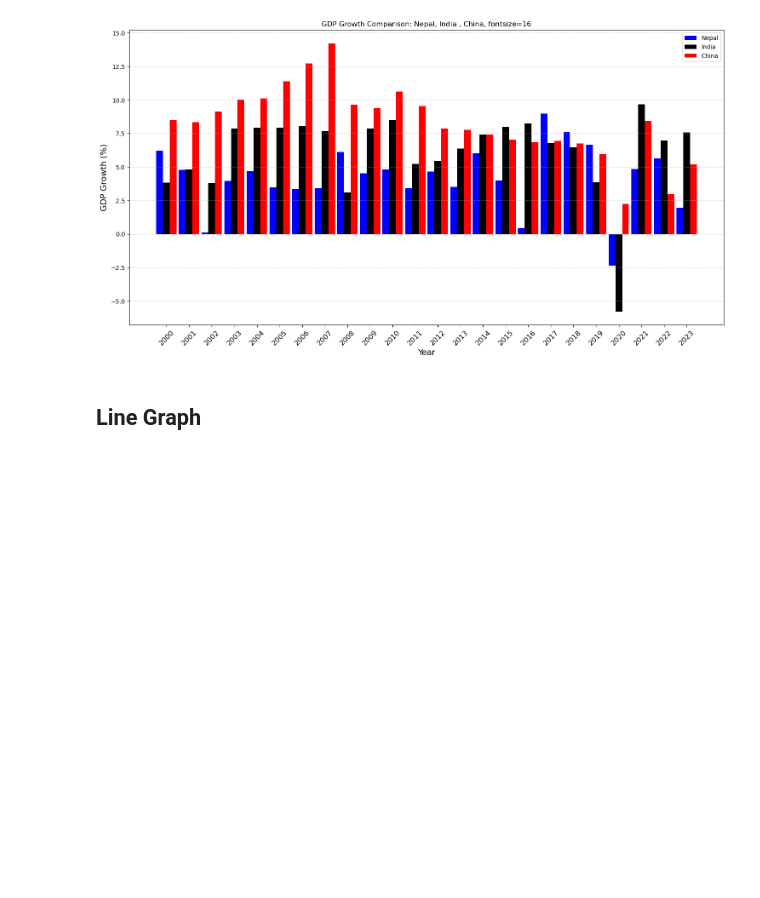
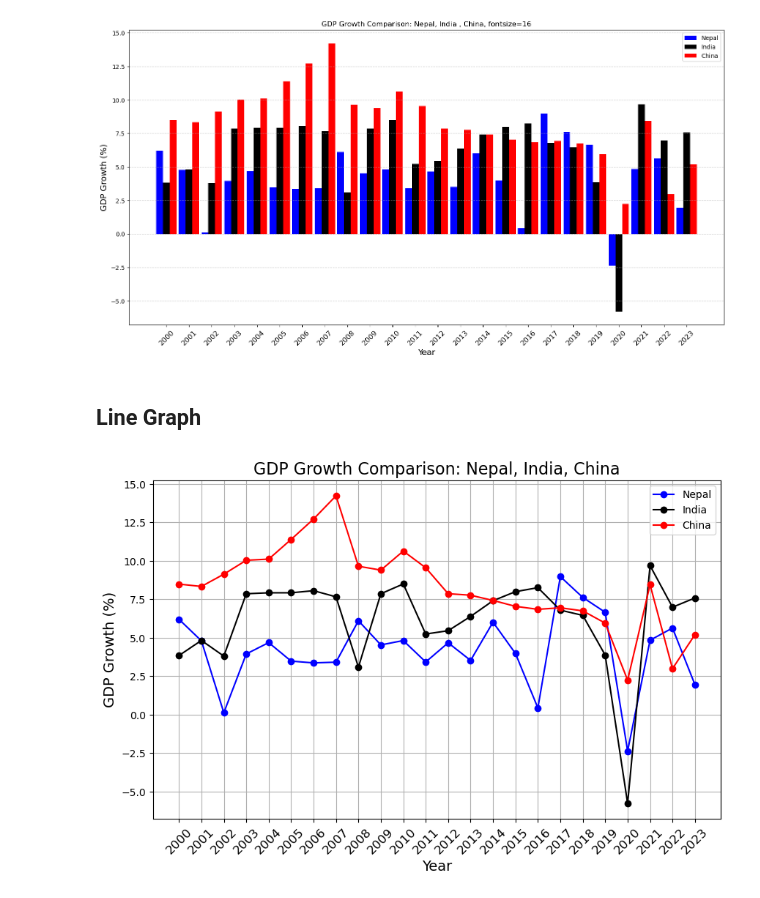
Before and after one commit to ragin-10-rdg/PRG_330_PythonProgramming, a Jupyter notebook: week 4.ipynb, the cells around one changed output. Drawn from its saved outputs; the diff is of its cells as text; code cells hidden in the pictures; blank space fills up the shorter version.

```diff
--- a/week 4.ipynb
+++ b/week 4.ipynb
@@ -307,3 +303,35 @@ plt.show()
 [figure]
 # %% [markdown]
 ## Line Graph
+# %%
+import pandas as pd
+import numpy as np
+import matplotlib.pyplot as plt
+import seaborn as sns
+
+nep_ind_china_gdp_data = pd.read_csv('Data/nep-india-china-gdp.csv')
+
+years = nep_ind_china_gdp_data['Year']
+nepal_gdp = nep_ind_china_gdp_data['Nepal']
+india_gdp = nep_ind_china_gdp_data['India']
+china_gdp = nep_ind_china_gdp_data['China']
+
+plt.figure(figsize=(10,6))
+plt.plot(years, nepal_gdp, label='Nepal', color='blue', marker='o')
+plt.plot(years, india_gdp, label='India', color='black', marker='o')
+plt.plot(years, china_gdp, label='China', color='red', marker='o')
+
+# Adding title and labels
+plt.title('GDP Growth Comparison: Nepal, India, China', fontsize=16)
+plt.xlabel('Year', fontsize=14)
+plt.ylabel('GDP Growth (%)', fontsize=14)
+plt.xticks(nep_ind_china_gdp_data['Year'], fontsize=12, rotation=45)
+plt.legend()
+
+# Adding grid
+plt.grid(True)
+
+# Show the plot
+plt.show()
+# %% [output]
+[figure, added]
```
Also changed, not shown: parts of 13 cells of this notebook.
